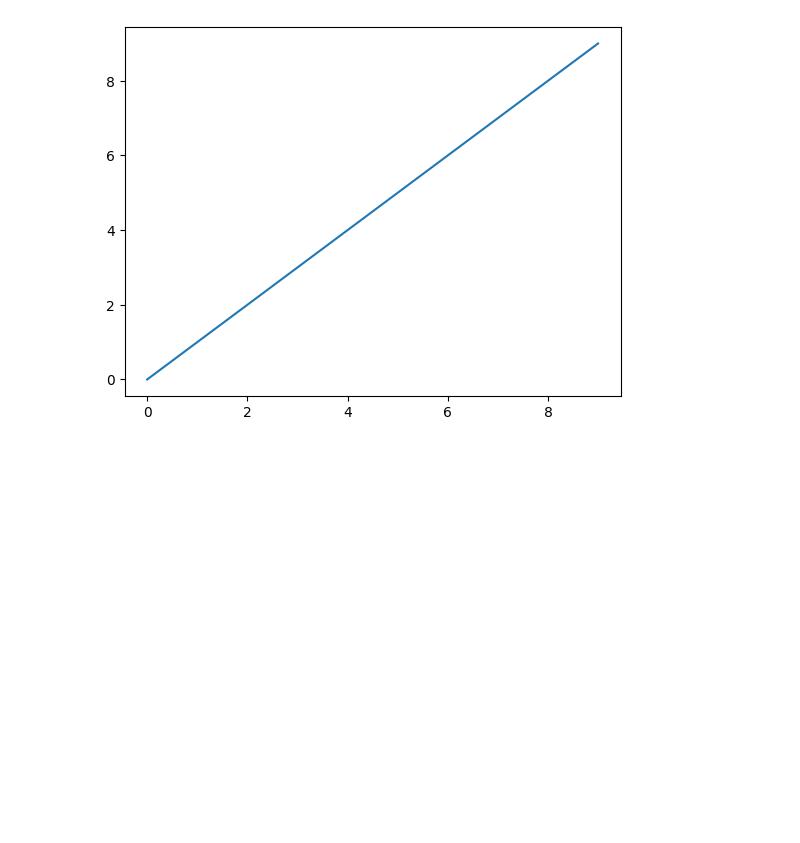
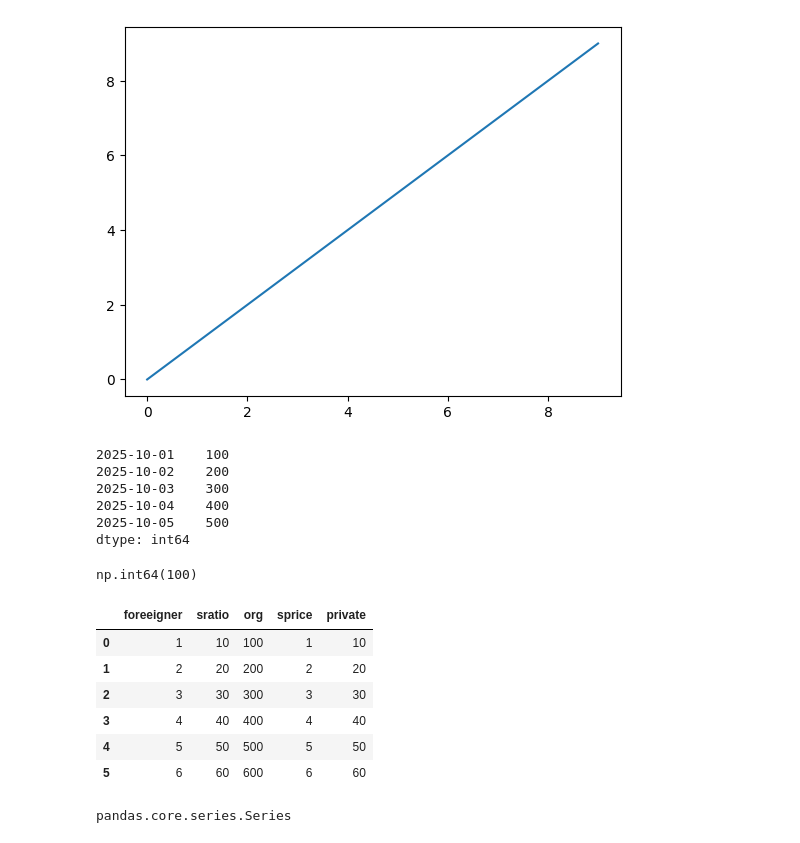
Before and after one commit to richdadtechtree/python20251021, a Jupyter notebook: demopandas.ipynb, the cells around one changed output. Saved outputs shown, nothing was run; the diff lists cells and outputs as text; code cells hidden in the pictures; blank space fills up the shorter version.

```diff
--- a/demopandas.ipynb
+++ b/demopandas.ipynb
@@ -11,3 +11,52 @@ plt.plot(np.arange(10))
 # %% [output]
 [<matplotlib.lines.Line2D at 0x...>]
 [figure]
+# %%
+# 선언
+from pandas import DataFrame, Series
+import pandas as pd
+
+myCampus = Series([100, 200 , 300, 400, 500],
+    index = ["2025-10-01", "2025-10-02", "2025-10-03", "2025-10-04", "2025-10-05"])
+
+myCampus
+# %% [output]
+2025-10-01    100
+2025-10-02    200
+2025-10-03    300
+2025-10-04    400
+2025-10-05    500
+dtype: int64
+# %%
+
+#슬라이싱
+myCampus["2025-10-01"]
+# %% [output]
+np.int64(100)
+# %%
+# 딕셔너리를 데이터프레임이 로딩
+data = { "foreeigner": [1, 2, 3, 4, 5, 6],
+        "sratio": [10, 20, 30, 40, 50, 60],
+        "org": [100, 200, 300, 400, 500, 600],
+        "sprice": [1,2,3,4,5,6],
+        "private":[10,20,30,40,50,60]
+        }
+frame1 = DataFrame(data)
+frame1
+# %% [output]
+|  | foreeigner | sratio | org | sprice | private |
+| 0 | 1 | 10 | 100 | 1 | 10 |
+| 1 | 2 | 20 | 200 | 2 | 20 |
+| 2 | 3 | 30 | 300 | 3 | 30 |
+| 3 | 4 | 40 | 400 | 4 | 40 |
+| 4 | 5 | 50 | 500 | 5 | 50 |
+| 5 | 6 | 60 | 600 | 6 | 60 |
+# %%
+#컬럼의 순서를 지정
+frame2 = DataFrame(data, columns=["sprice", "org", "foreeigner", "sratio", "private"])
+
+#컬럼을 슬라이싱
+frame2["private"]
+type(frame2["private"])  #Series
+# %% [output]
+pandas.core.series.Series
```
Also changed, not shown: parts of 11 cells of this notebook, 9 other files.
